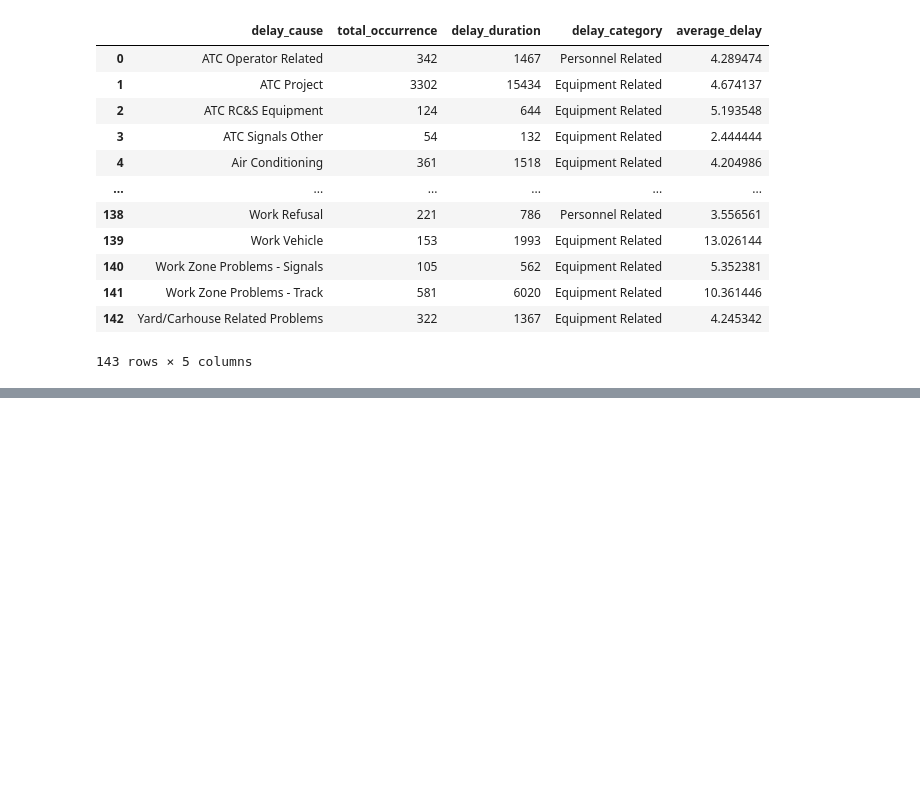
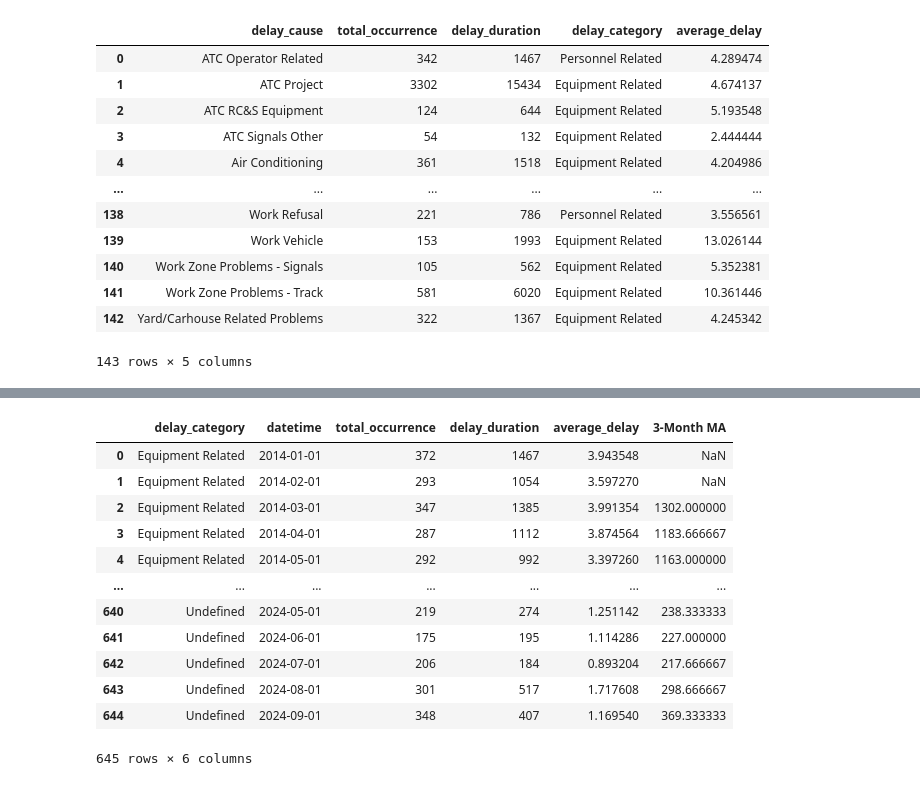
Before and after one commit to emem83/TTC-Delay-Dataset, a Jupyter notebook: TTC_Delay_Dataset_EDA.ipynb, the cells around one changed output, grey strips where cells are left out. Saved outputs shown, nothing was run; the diff lists cells and outputs as text; code cells hidden in the pictures; blank space fills up the shorter version.

```diff
--- a/TTC_Delay_Dataset_EDA.ipynb
+++ b/TTC_Delay_Dataset_EDA.ipynb
@@ -230 +239,27 @@ Also, the bigger the size of the bubble, the longer the average delay duration i
+# %%
+# group into delay category and per month
+grouped_delay_category = df_master.groupby(
+        [df_master['delay_category'],
+        df_master['datetime'].dt.to_period('M').dt.to_timestamp()]
+    ).agg(
+        total_occurrence = ('Min Delay', 'count'),
+        delay_duration = ('Min Delay', 'sum')
+    ).reset_index()
+grouped_delay_category['average_delay'] = grouped_delay_category['delay_duration'] / grouped_delay_category['total_occurrence']
+grouped_delay_category['3-Month MA'] = grouped_delay_category['delay_duration'].rolling(window = 3).mean()
+grouped_delay_category
+# %% [output]
+|  | delay_category | datetime | total_occurrence | delay_duration | average_delay | 3-Month MA |
+| 0 | Equipment Related | 2014-01-01 | 372 | 1467 | 3.943548 | NaN |
+| 1 | Equipment Related | 2014-02-01 | 293 | 1054 | 3.597270 | NaN |
+| 2 | Equipment Related | 2014-03-01 | 347 | 1385 | 3.991354 | 1302.000000 |
+| 3 | Equipment Related | 2014-04-01 | 287 | 1112 | 3.874564 | 1183.666667 |
+| 4 | Equipment Related | 2014-05-01 | 292 | 992 | 3.397260 | 1163.000000 |
+| ... | ... | ... | ... | ... | ... | ... |
+| 640 | Undefined | 2024-05-01 | 219 | 274 | 1.251142 | 238.333333 |
+| 641 | Undefined | 2024-06-01 | 175 | 195 | 1.114286 | 227.000000 |
+| 642 | Undefined | 2024-07-01 | 206 | 184 | 0.893204 | 217.666667 |
+| 643 | Undefined | 2024-08-01 | 301 | 517 | 1.717608 | 298.666667 |
+| 644 | Undefined | 2024-09-01 | 348 | 407 | 1.169540 | 369.333333 |
+645 rows × 6 columns
 # %%
```
Also changed, not shown: parts of 9 cells of this notebook.
